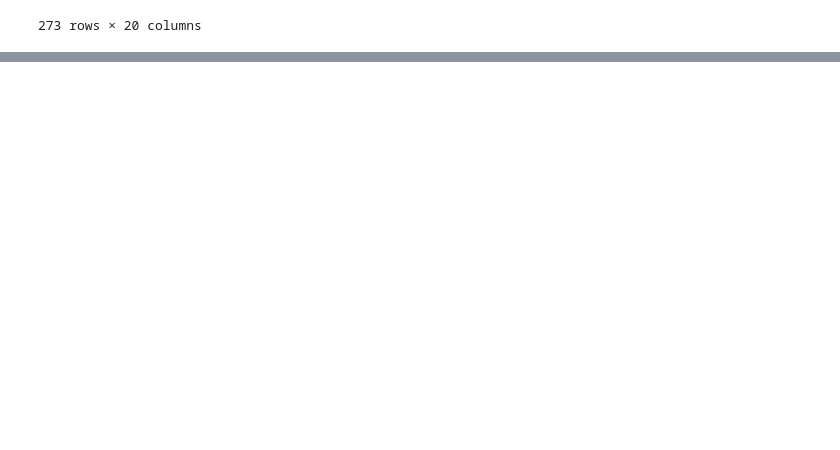
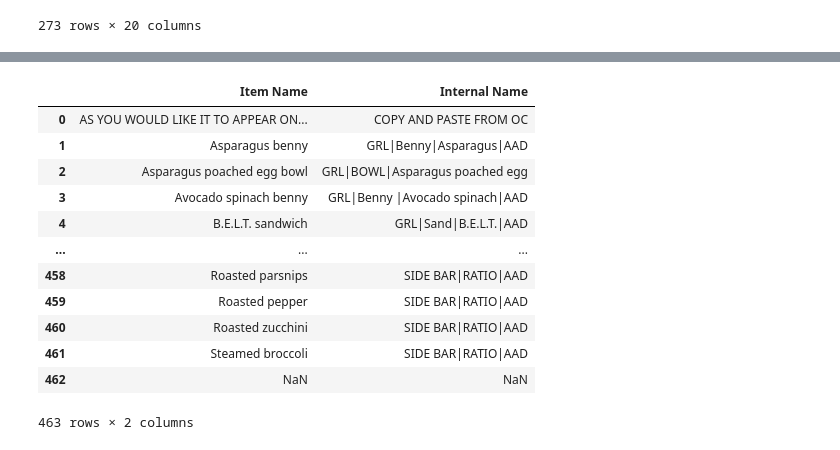
Before and after one commit to VivaanWadhwa/environmental-dashboard, a Jupyter notebook: public/visualisations.ipynb, the cells around one changed output, grey strips where cells are left out. Cells and saved outputs as stored; diff of their text form; code cells hidden in the pictures; blank space fills up the shorter version.

```diff
--- a/public/visualisations.ipynb
+++ b/public/visualisations.ipynb
@@ -375,0 +390,21 @@ visualisations
+# %%
+signage_gather = pd.read_excel("signage_gather.xlsx")
+signage_gather.drop_duplicates(inplace=True)
+signage_gather.dropna(subset=["Station Name"], inplace=True)
+signage_gather = signage_gather[["Item Name", "Internal Name"]]
+signage_gather.reset_index(drop=True, inplace=True)
+signage_gather
+# %% [output]
+|  | Item Name | Internal Name |
+| 0 | AS YOU WOULD LIKE IT TO APPEAR ON... | COPY AND PASTE FROM OC |
+| 1 | Asparagus benny | GRL|Benny|Asparagus|AAD |
+| 2 | Asparagus poached egg bowl | GRL|BOWL|Asparagus poached egg |
+| 3 | Avocado spinach benny | GRL|Benny |Avocado spinach|AAD |
+| 4 | B.E.L.T. sandwich | GRL|Sand|B.E.L.T.|AAD |
+| ... | ... | ... |
+| 458 | Roasted parsnips | SIDE BAR|RATIO|AAD |
+| 459 | Roasted pepper | SIDE BAR|RATIO|AAD |
+| 460 | Roasted zucchini | SIDE BAR|RATIO|AAD |
+| 461 | Steamed broccoli | SIDE BAR|RATIO|AAD |
+| 462 | NaN | NaN |
+463 rows × 2 columns
```
Also changed, not shown: parts of 9 cells of this notebook, 5 other files.
